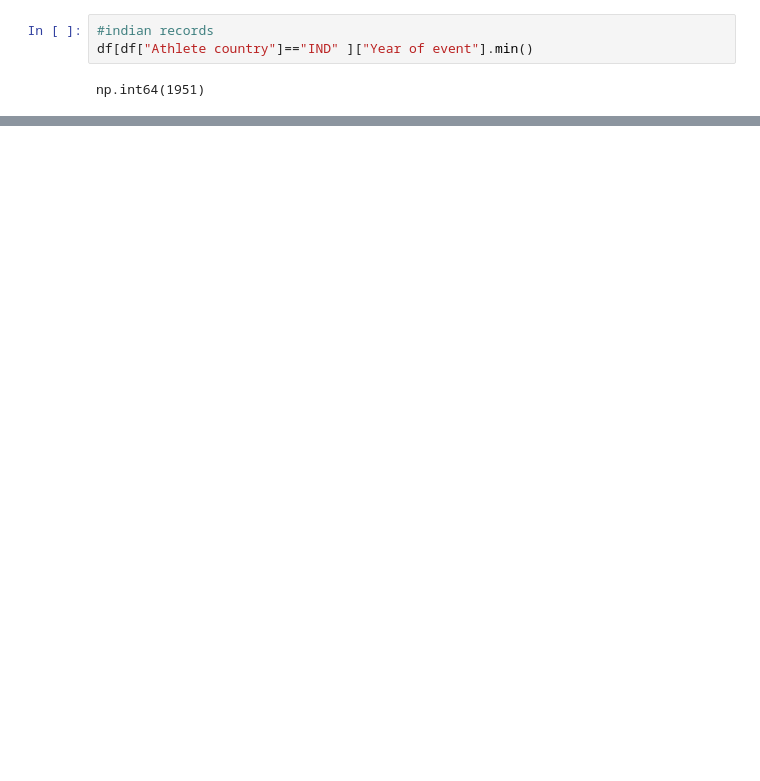
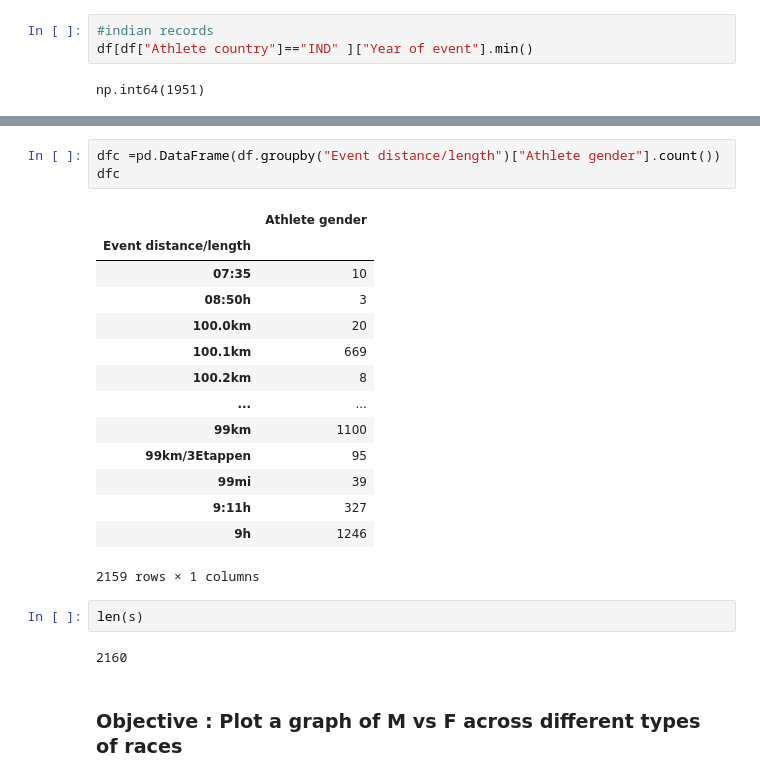
Before and after one commit to corpsedust/Python_Stuff, a Jupyter notebook: EDA_Project_1.ipynb, the cells around one changed output, grey strips where cells are left out. Saved outputs shown, nothing was run; the diff lists cells and outputs as text; blank space fills up the shorter version.

```diff
--- a/EDA_Project_1.ipynb
+++ b/EDA_Project_1.ipynb
@@ -1290,0 +1294,24 @@ np.int64(1951)
+# %%
+dfc =pd.DataFrame(df.groupby("Event distance/length")["Athlete gender"].count())
+dfc
+# %% [output]
+|  | Athlete gender |
+| Event distance/length |  |
+| 07:35 | 10 |
+| 08:50h | 3 |
+| 100.0km | 20 |
+| 100.1km | 669 |
+| 100.2km | 8 |
+| ... | ... |
+| 99km | 1100 |
+| 99km/3Etappen | 95 |
+| 99mi | 39 |
+| 9:11h | 327 |
+| 9h | 1246 |
+2159 rows × 1 columns
+# %%
+len(s)
+# %% [output]
+2160
+# %% [markdown]
+### Objective : Plot a graph of M vs F across different types of races
```
Also changed, not shown: parts of 4 cells of this notebook.
